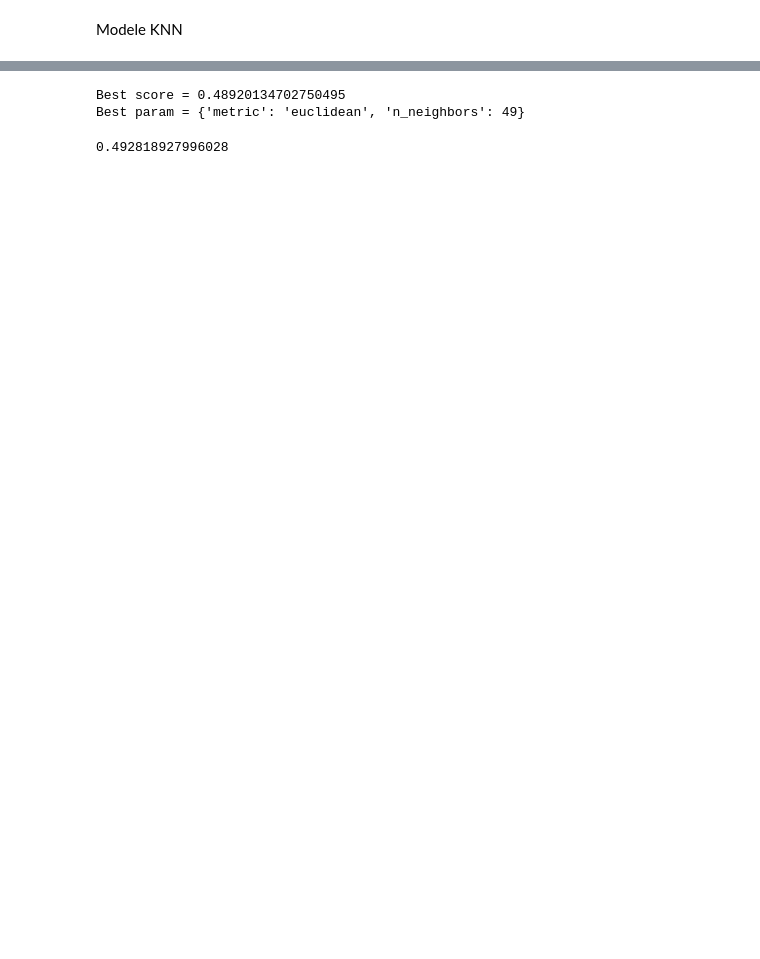
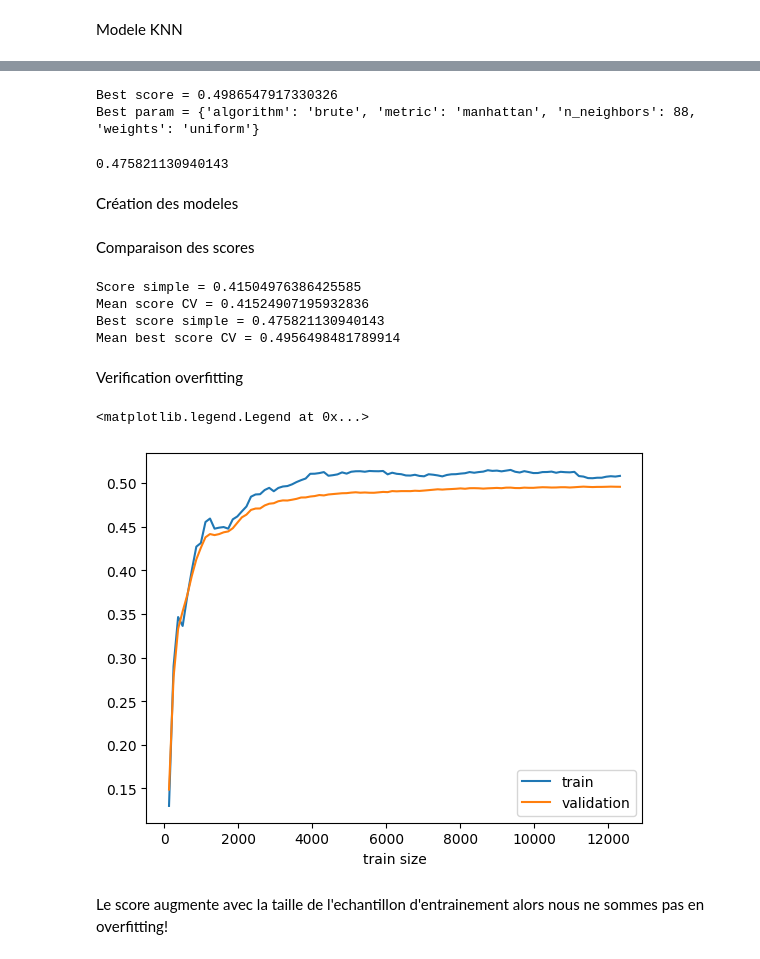
Before and after one commit to AurelPap/apartment-hunter, a Jupyter notebook: working_file_aurel/02_train_test.ipynb, the cells around one changed output, grey strips where cells are left out. Drawn from its saved outputs; the diff is of its cells as text; code cells hidden in the pictures; blank space fills up the shorter version.

```diff
--- a/working_file_aurel/02_train_test.ipynb
+++ b/working_file_aurel/02_train_test.ipynb
@@ -98,17 +141,64 @@ Modele KNN
 # %%
-knn_param_grid = {"n_neighbors" : range(1,50),
-                  "metric" : ["euclidean", "manhattan"]}
+knn_model = KNeighborsRegressor()
+
+knn_param_grid = {
+                    "n_neighbors" : range(1,100),
+                    "metric" : ["euclidean", "manhattan", "minkowski"],
+                    "weights" : ["uniform", "distance"],
+                    "algorithm" : ["auto", "ball_tree", "kd_tree", "brute"]
+                  }
 
 grid = GridSearchCV(knn_model, knn_param_grid, scoring='r2', cv =10)
 grid.fit(X4_train, y4_train)
 
 print(f"Best score = {grid.best_score_}")
 print(f"Best param = {grid.best_params_}")
-
-knn_model = grid.best_estimator_
-
-knn_model.score(X4_test, y4_test)
 # %% [output]
-Best score = 0.48920134702750495
-Best param = {'metric': 'euclidean', 'n_neighbors': 49}
+Best score = 0.4986547917330326
+Best param = {'algorithm': 'brute', 'metric': 'manhattan', 'n_neighbors': 88, 'weights': 'uniform'}
-0.492818927996028
+0.475821130940143
+# %% [markdown]
+Création des modeles
+# %%
+knn_model = KNeighborsRegressor()
+knn_model_best = KNeighborsRegressor(algorithm="brute", metric="manhattan", n_neighbors=88, weights="uniform")
+# %% [markdown]
+Comparaison des scores
+# %%
+# Modele simple
+knn_model.fit(X4_train, y4_train)
+
+score_simple = knn_model.score(X4_test, y4_test)
+print(f"Score simple = {score_simple}")
+
+
+score_cv = cross_val_score(knn_model, X4_train, y4_train, cv=5).mean()
+print(f"Mean score CV = {score_cv}")
+
+# Meilleur modele
+knn_model_best.fit(X4_train, y4_train)
+
+best_score_simple = knn_model_best.score(X4_test, y4_test)
+print(f"Best score simple = {best_score_simple}")
+
+best_score_cv = cross_val_score(knn_model_best, X4_train, y4_train, cv=5).mean()
+print(f"Mean best score CV = {best_score_cv}")
+# %% [output]
+Score simple = 0.41504976386425585
+Mean score CV = 0.41524907195932836
+Best score simple = 0.475821130940143
+Mean best score CV = 0.4956498481789914
+# %% [markdown]
+Verification overfitting
+# %%
+N, train_score, val_score = learning_curve(knn_model_best, X4_train, y4_train, train_sizes=np.linspace(0.01, 1, 100))
+
+plt.plot(N, train_score.mean(axis=1), label="train")
+plt.plot(N, val_score.mean(axis=1), label="validation")
+plt.xlabel("train size")
+plt.legend()
+# %% [output]
+<matplotlib.legend.Legend at 0x...>
+[figure, added]
+# %% [markdown]
+Le score augmente avec la taille de l'echantillon d'entrainement alors nous ne sommes pas en overfitting!
```
Also changed, not shown: parts of 13 cells of this notebook.
